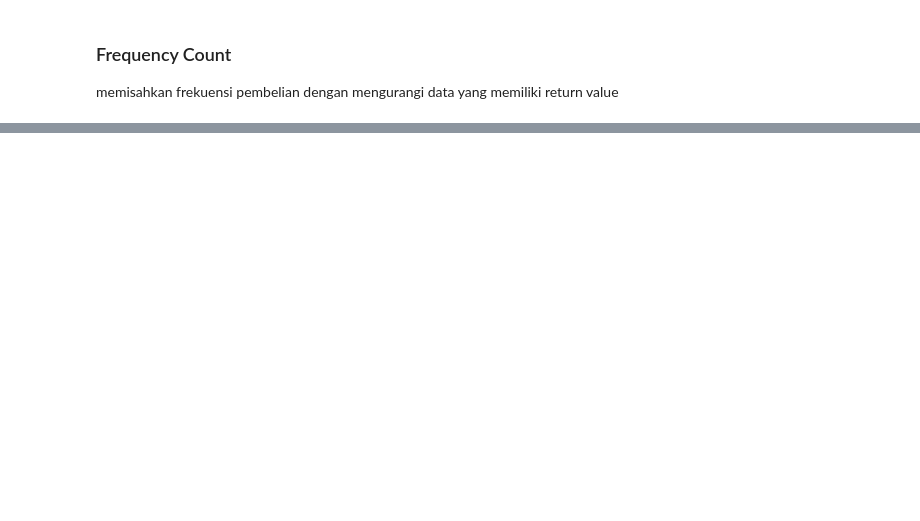
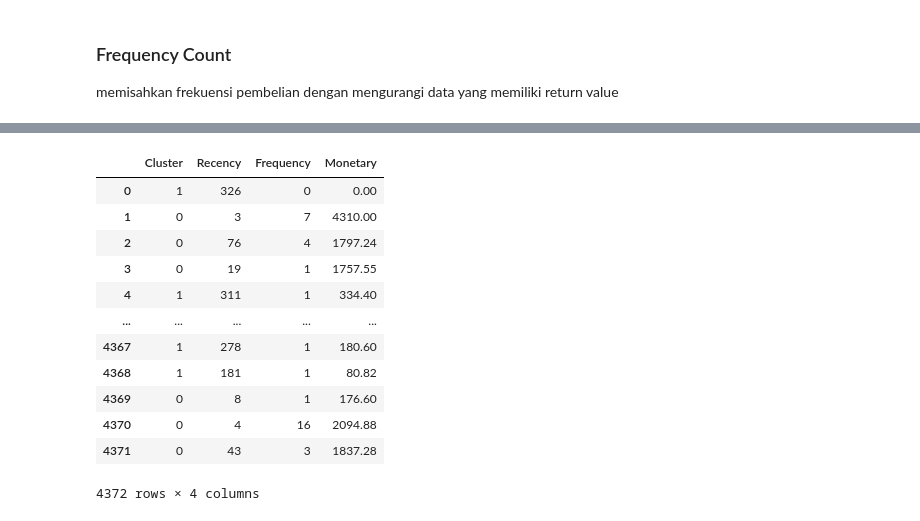
Before and after one commit to dudungawuk/RFM-Modelling-Sales-ECommerce-Datasets-Kaggle, a Jupyter notebook: Untitled.ipynb, the cells around one changed output, grey strips where cells are left out. Cells and saved outputs as stored; diff of their text form; code cells hidden in the pictures; blank space fills up the shorter version.

```diff
--- a/Untitled.ipynb
+++ b/Untitled.ipynb
@@ -115,11 +323,25 @@ plt.show()
 # %%
 # Menjalankan K-Means dengan K yang optimal
-kmeans = KMeans(n_clusters=4, init='k-means++', max_iter=300, n_init=10, random_state=42)
+kmeans = KMeans(n_clusters=3, init='k-means++', max_iter=300, n_init=10, random_state=42)
 kmeans.fit(df_rfm_standard)
 
 # Menambahkan label cluster ke DataFrame
 df_rfm['Cluster'] = kmeans.labels_
 
 df_rfm[["Cluster","Recency","Frequency","Monetary"]]
+# %% [output]
+|  | Cluster | Recency | Frequency | Monetary |
+| 0 | 1 | 326 | 0 | 0.00 |
+| 1 | 0 | 3 | 7 | 4310.00 |
+| 2 | 0 | 76 | 4 | 1797.24 |
+| 3 | 0 | 19 | 1 | 1757.55 |
+| 4 | 1 | 311 | 1 | 334.40 |
+| ... | ... | ... | ... | ... |
+| 4367 | 1 | 278 | 1 | 180.60 |
+| 4368 | 1 | 181 | 1 | 80.82 |
+| 4369 | 0 | 8 | 1 | 176.60 |
+| 4370 | 0 | 4 | 16 | 2094.88 |
+| 4371 | 0 | 43 | 3 | 1837.28 |
+4372 rows × 4 columns
 # %%
 df_rfm[df_rfm["Cluster"] == 0].sample(10)
```
Also changed, not shown: parts of 43 cells of this notebook.
